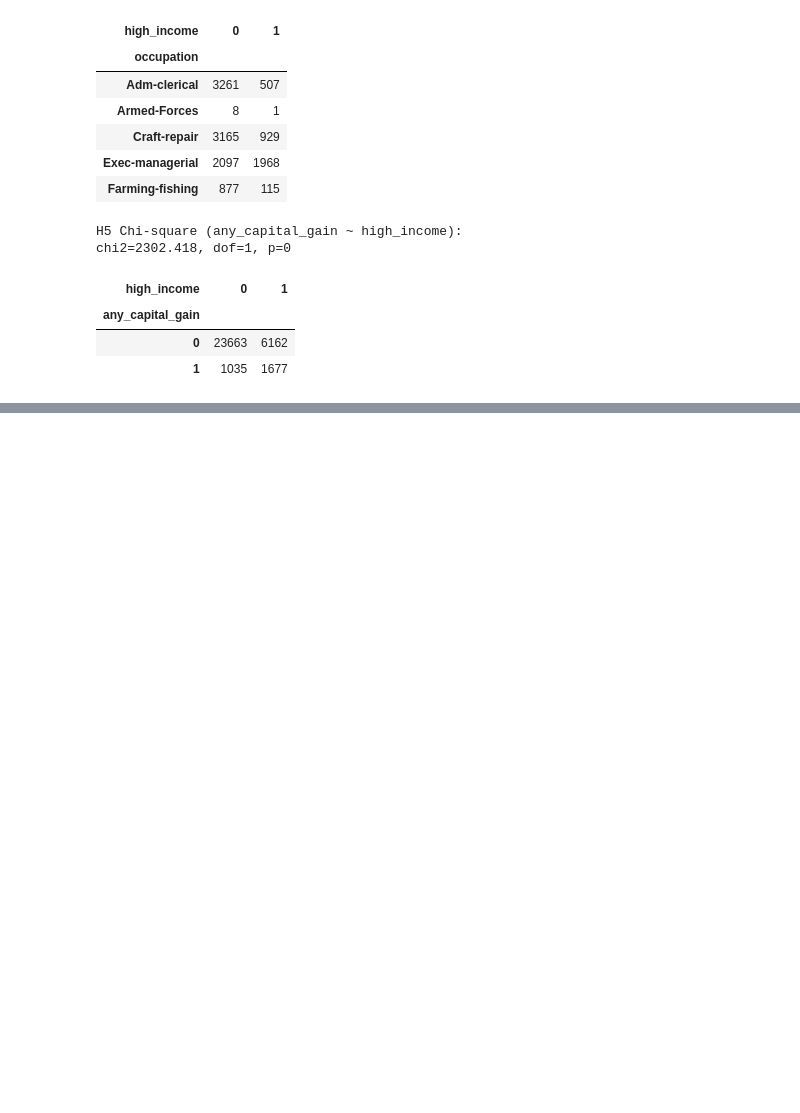
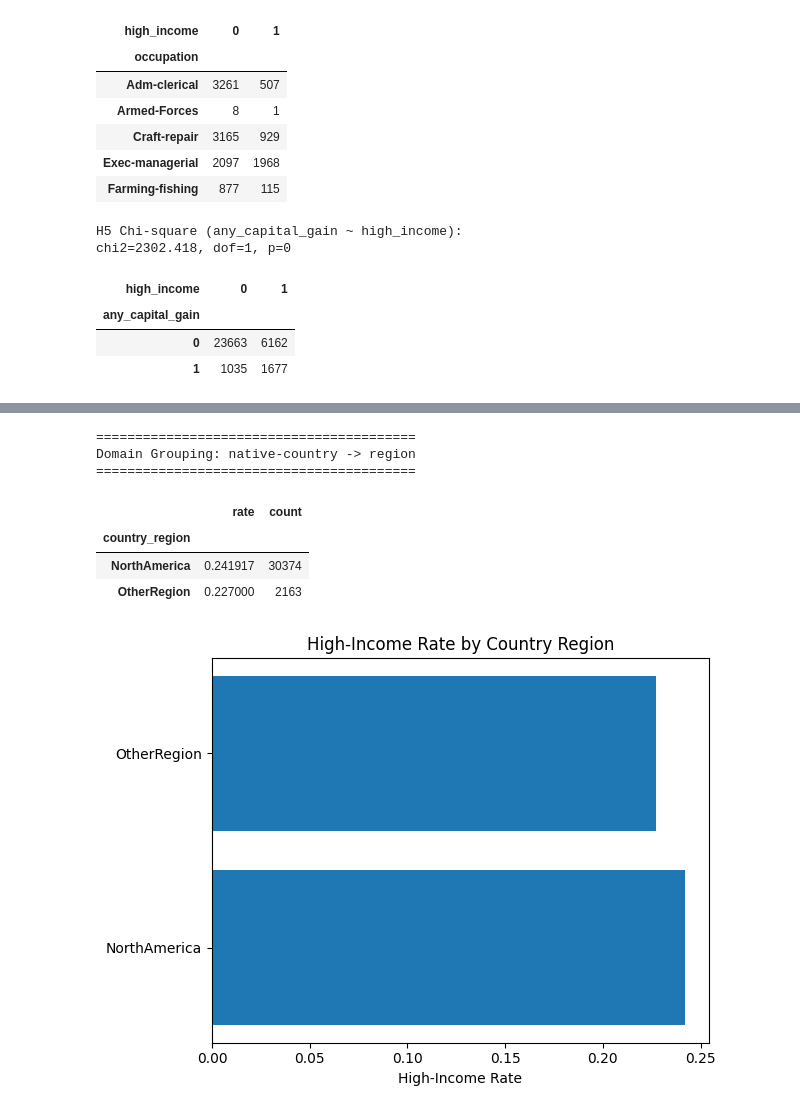
Before and after one commit to jpadwor1/ANA500, a Jupyter notebook: Week1.ipynb, the cells around one changed output, grey strips where cells are left out. Drawn from its saved outputs; the diff is of its cells as text; code cells hidden in the pictures; blank space fills up the shorter version.

```diff
--- a/Week1.ipynb
+++ b/Week1.ipynb
@@ -379,0 +527,16 @@ chi2=2302.418, dof=1, p=0
+# %%
+show_title("Consolidate Rare Levels (<1% each)")
+
+def collapse_rare_levels(df, cols, min_freq=0.01, other_label="Other"):
+    df2 = df.copy()
+    n = len(df2)
+    for c in cols:
+        vc = df2[c].value_counts(dropna=False) / n
+        rare = vc[vc < min_freq].index
+        if len(rare) > 0:
+            df2[c] = df2[c].where(~df2[c].isin(rare), other_label)
+    return df2
+
+df_feat2 = collapse_rare_levels(df_feat, cat_cols, min_freq=0.01)
+for c in cat_cols[:5]:
+    display(df_feat[c].value_counts().head(5), df_feat2[c].value_counts().head(5))
@@ -379,0 +617,25 @@ chi2=2302.418, dof=1, p=0
+# %%
+show_title("Domain Grouping: native-country -> region")
+if "native-country" in df_feat2.columns:
+    region_map = {
+        "United-States": "NorthAmerica", "Canada": "NorthAmerica", "Mexico": "NorthAmerica",
+        "India": "Asia", "China": "Asia", "Japan": "Asia", "Philippines": "Asia", "Vietnam": "Asia",
+        "England": "Europe", "Germany": "Europe", "Italy": "Europe", "France": "Europe",
+    }
+    df_feat2["country_region"] = df_feat2["native-country"].map(region_map).fillna("OtherRegion")
+    g = df_feat2.groupby("country_region")[TARGET].agg(rate="mean", count="size").sort_values("rate", ascending=False)
+    display(g)
+
+    plt.figure()
+    plt.barh(g.index, g["rate"])
+    plt.title("High-Income Rate by Country Region")
+    plt.xlabel("High-Income Rate"); plt.tight_layout(); plt.show()
+# %% [output]
+=========================================
+Domain Grouping: native-country -> region
+=========================================
+|  | rate | count |
+| country_region |  |  |
+| NorthAmerica | 0.241917 | 30374 |
+| OtherRegion | 0.227000 | 2163 |
+[figure, added]
```
Also changed, not shown: parts of 43 cells of this notebook, 4 other files.
